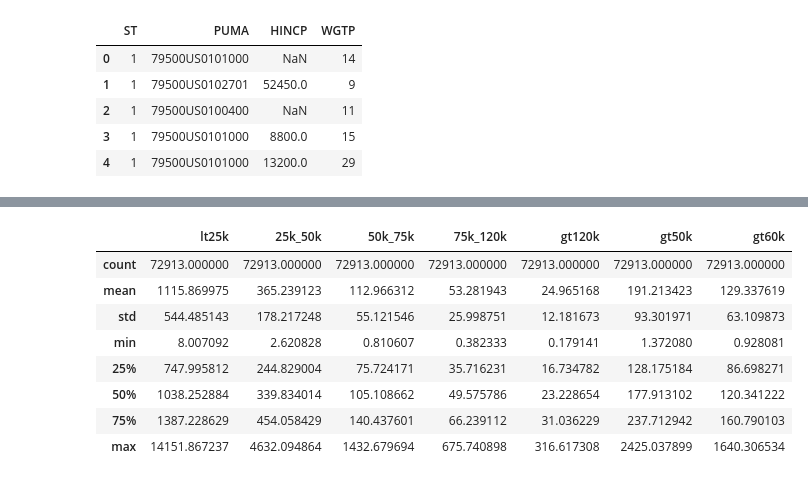
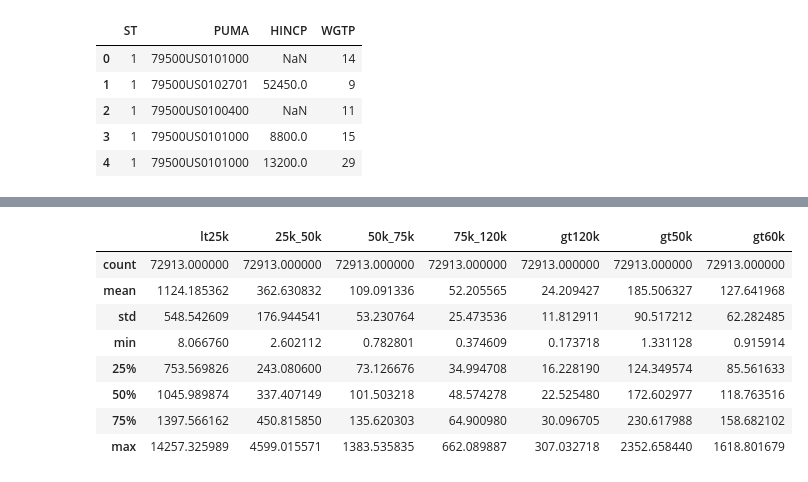
Before and after one commit to metatab-packages/civicknowledge.com-income_dist-tract, a Jupyter notebook: notebooks/Extract.ipynb, the cells around one changed output, grey strips where cells are left out. Drawn from its saved outputs; the diff is of its cells as text; code cells hidden in the pictures.

```diff
--- a/notebooks/Extract.ipynb
+++ b/notebooks/Extract.ipynb
@@ -86,3 +136,8 @@ else:
+# %%
+# Convert the percentages of total income that each quantile has to the
+# income in that quantile.
+quant_cols = [c for c in census if c.startswith('hhinc')]
+census.loc[:,quant_cols] = (census.loc[:,quant_cols]/100).multiply(census.agg_hh_income, axis=0)
 # %%
 # This may not be the correct weighting -- maybe
 # The weights are only vild within the PUMA?
@@ -145,10 +200,6 @@ medinc_bins.sort_index(level=['medinc', ]).head(10)
 mi_max = max(medinc_bins.index)
 mi_min = min(medinc_bins.index)
 # %%
-mi['medinc'] = (mi.median_income/step).clip(mi_min, mi_max).round().fillna(0).astype(int)
-
-t = mi.merge(hh).merge(medinc_bins.reset_index())
-
-t.loc[:,-5000:]= t.loc[:,-5000:].multiply(t.households, axis=0)
-t.head()
+census['medinc'] = (census.median_income/step).clip(mi_min, mi_max).round().fillna(0).astype(int)
+census.head()
 # %% [output]
@@ -162,5 +212,10 @@ t.head()
 # %%
+t = census.reset_index().merge(medinc_bins.reset_index(), on='medinc')
+
+t.loc[:,-5000:]= t.loc[:,-5000:].multiply(t.households, axis=0)
+
 tracts = pkg.reference('us_tracts').dataframe()
 tracts = tracts[['geoid','tract_id']]
 tract_income_dist = tracts.merge(t)#.drop(columns=['medinc','households'])
+tract_income_dist = tract_income_dist.rename(columns={ c:str(int(c//1000))+'k' for c in tract_income_dist.loc[:,-5000:].columns })
 tract_income_dist.head()
@@ -167,24 +230,24 @@ tract_income_dist.head()
 # %%
 income_ranges = tract_income_dist[['geoid']].copy()
-income_ranges['lt25k'] = tract_income_dist.loc[:,-5_000:20_000].sum(axis=1)
-income_ranges['25k_50k'] = tract_income_dist.loc[:,25_000:45_000].sum(axis=1)
-income_ranges['50k_75k'] = tract_income_dist.loc[:,50_000:70_000].sum(axis=1)
-income_ranges['75k_120k'] = tract_income_dist.loc[:,75_000:115_000].sum(axis=1)
-income_ranges['gt120k'] = tract_income_dist.loc[:,120_000:].sum(axis=1)
-income_ranges['gt50k'] = tract_income_dist.loc[:,50_000:].sum(axis=1)
-income_ranges['gt60k'] = tract_income_dist.loc[:,60_000:].sum(axis=1)
+income_ranges['lt25k'] = tract_income_dist.loc[:,'-5k':'20k'].sum(axis=1)
+income_ranges['25k_50k'] = tract_income_dist.loc[:,'25k':'45k'].sum(axis=1)
+income_ranges['50k_75k'] = tract_income_dist.loc[:,'50k':'70k'].sum(axis=1)
+income_ranges['75k_120k'] = tract_income_dist.loc[:,'75k':'115k'].sum(axis=1)
+income_ranges['gt120k'] = tract_income_dist.loc[:,'120k':].sum(axis=1)
+income_ranges['gt50k'] = tract_income_dist.loc[:,'50k':].sum(axis=1)
+income_ranges['gt60k'] = tract_income_dist.loc[:,'60k':].sum(axis=1)
 income_quartiles = income_ranges
 income_quartiles.describe()
 # %% [output]
 |  | lt25k | 25k_50k | 50k_75k | 75k_120k | gt120k | gt50k | gt60k |
 | count | 72913.000000 | 72913.000000 | 72913.000000 | 72913.000000 | 72913.000000 | 72913.000000 | 72913.000000 |
-| mean | 1115.869975 | 365.239123 | 112.966312 | 53.281943 | 24.965168 | 191.213423 | 129.337619 |
-| std | 544.485143 | 178.217248 | 55.121546 | 25.998751 | 12.181673 | 93.301971 | 63.109873 |
-| min | 8.007092 | 2.620828 | 0.810607 | 0.382333 | 0.179141 | 1.372080 | 0.928081 |
-| 25% | 747.995812 | 244.829004 | 75.724171 | 35.716231 | 16.734782 | 128.175184 | 86.698271 |
-| 50% | 1038.252884 | 339.834014 | 105.108662 | 49.575786 | 23.228654 | 177.913102 | 120.341222 |
-| 75% | 1387.228629 | 454.058429 | 140.437601 | 66.239112 | 31.036229 | 237.712942 | 160.790103 |
-| max | 14151.867237 | 4632.094864 | 1432.679694 | 675.740898 | 316.617308 | 2425.037899 | 1640.306534 |
+| mean | 1124.185362 | 362.630832 | 109.091336 | 52.205565 | 24.209427 | 185.506327 | 127.641968 |
+| std | 548.542609 | 176.944541 | 53.230764 | 25.473536 | 11.812911 | 90.517212 | 62.282485 |
+| min | 8.066760 | 2.602112 | 0.782801 | 0.374609 | 0.173718 | 1.331128 | 0.915914 |
+| 25% | 753.569826 | 243.080600 | 73.126676 | 34.994708 | 16.228190 | 124.349574 | 85.561633 |
+| 50% | 1045.989874 | 337.407149 | 101.503218 | 48.574278 | 22.525480 | 172.602977 | 118.763516 |
+| 75% | 1397.566162 | 450.815850 | 135.620303 | 64.900980 | 30.096705 | 230.617988 | 158.682102 |
+| max | 14257.325989 | 4599.015571 | 1383.535835 | 662.089887 | 307.032718 | 2352.658440 | 1618.801679 |
 # %%
 income_quartiles.head()
 # %% [output]
```
Also changed, not shown: parts of 14 cells of this notebook, 1 other file.
